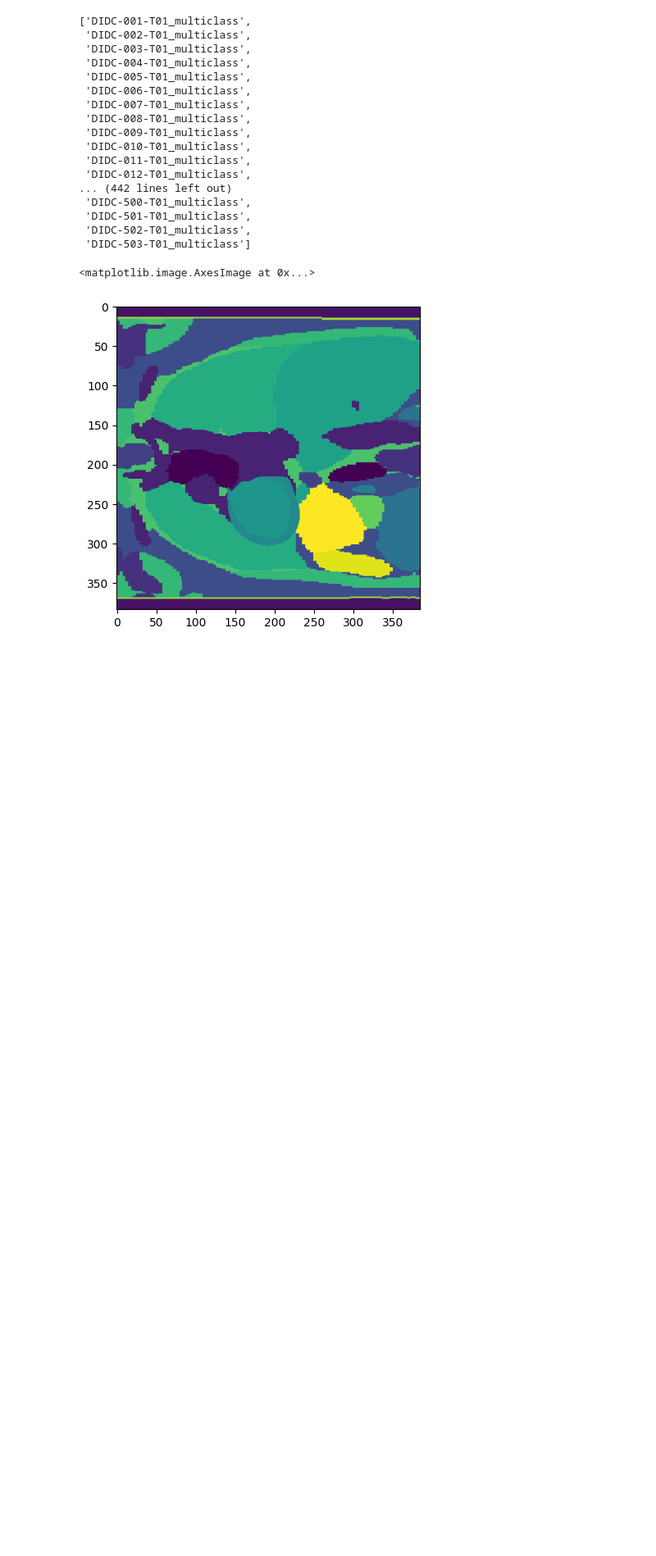
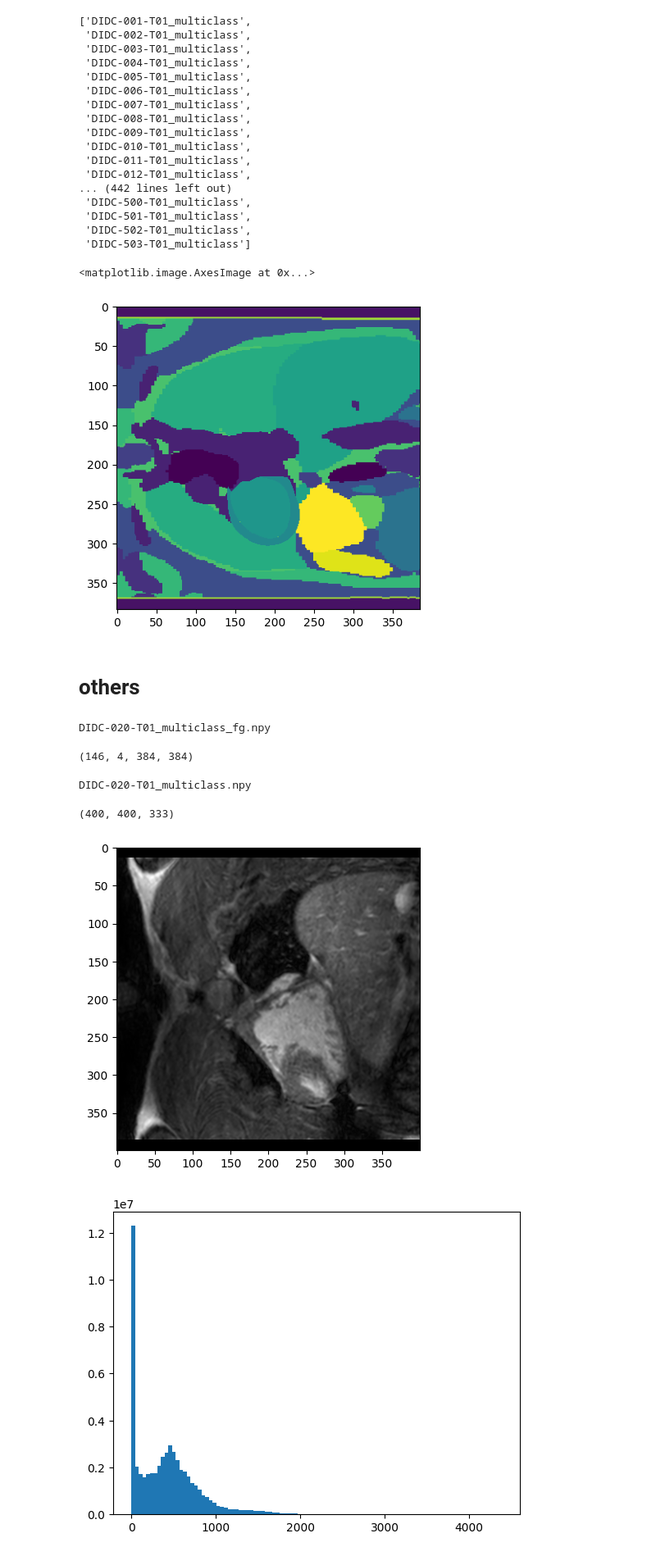
Before and after one commit to paolodc5/CMR_synthesis, a Jupyter notebook: mt_DIDC_DPM_analysis.ipynb, the cells around one changed output. Shown at 82% size. Drawn from its saved outputs; the diff is of its cells as text; code cells hidden in the pictures; blank space fills up the shorter version.

```diff
--- a/mt_DIDC_DPM_analysis.ipynb
+++ b/mt_DIDC_DPM_analysis.ipynb
@@ -293,3 +293,48 @@ plt.imshow(mask, cmap='viridis')
 # %% [output]
 <matplotlib.image.AxesImage at 0x...>
 [figure]
+# %% [markdown]
+# others
+# %%
+data_path = 'DIDC_multiclass_coro_v2_prep'
+
+files = sorted(os.listdir(data_path))
+files = [f for f in files if f.endswith('fg.npy')]
+
+fg = np.load(os.path.join(data_path, files[19]))
+
+
+print(files[19])
+# %% [output]
+DIDC-020-T01_multiclass_fg.npy
+# %%
+fg.shape
+# %% [output]
+(146, 4, 384, 384)
+# %%
+data_path = 'DIDC_multiclass_coro_v2'
+
+files = sorted(os.listdir(data_path))
+files = [f for f in files if f.endswith('.npy')]
+
+pat = np.load(os.path.join(data_path, files[19]), allow_pickle=True).item()
+fg = pat['mask_foreground']
+print(files[19])
+fg.shape
+# %% [output]
+DIDC-020-T01_multiclass.npy
+(400, 400, 333)
+# %%
+img = pat['interpolated_intensity']
+
+plt.figure()
+plt.imshow(img[:,:,100], cmap='gray')
+
+img.shape
+
+plt.figure()
+plt.hist(img.flatten(), bins=100)
+plt.show()
+# %% [output]
+[figure, added]
+[figure, added]
```
Also changed, not shown: parts of 5 cells of this notebook, 5 other files.
